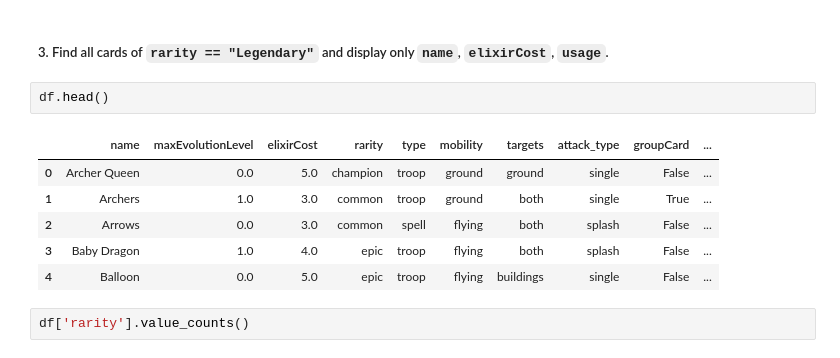
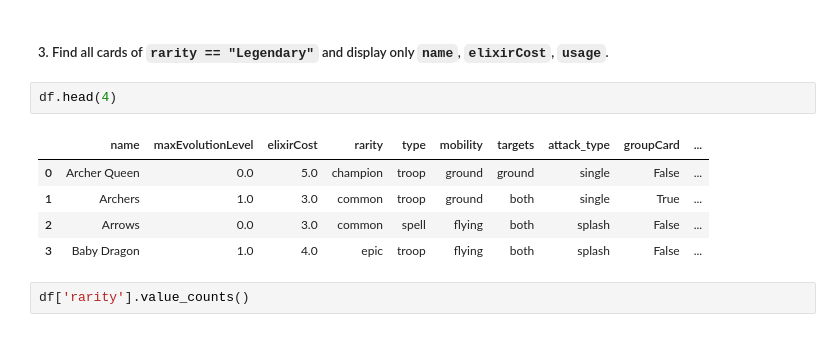
Before and after one commit to shiva3994/Practice, a Jupyter notebook: Daily Python/L_Clash_Royale_Cards_report.ipynb, the cells around one changed output. Saved outputs shown, nothing was run; the diff lists cells and outputs as text.

```diff
--- a/Daily Python/L_Clash_Royale_Cards_report.ipynb
+++ b/Daily Python/L_Clash_Royale_Cards_report.ipynb
@@ -219,14 +217,13 @@ top5_hitpoints[['name','hitpoints']]
 # %% [markdown]
 ##### 3. Find all cards of `rarity == "Legendary"` and display only `name`, `elixirCost`, `usage`.
 # %%
-df.head()
+df.head(4)
 # %% [output]
 |  | name | maxEvolutionLevel | elixirCost | rarity | type | mobility | targets | attack_type | groupCard | ... |
 | 0 | Archer Queen | 0.0 | 5.0 | champion | troop | ground | ground | single | False | ... |
 | 1 | Archers | 1.0 | 3.0 | common | troop | ground | both | single | True | ... |
 | 2 | Arrows | 0.0 | 3.0 | common | spell | flying | both | splash | False | ... |
 | 3 | Baby Dragon | 1.0 | 4.0 | epic | troop | flying | both | splash | False | ... |
-| 4 | Balloon | 0.0 | 5.0 | epic | troop | flying | buildings | single | False | ... |
 # %%
 df['rarity'].value_counts()
 # %% [output]
```
Also changed, not shown: parts of 21 cells of this notebook.
